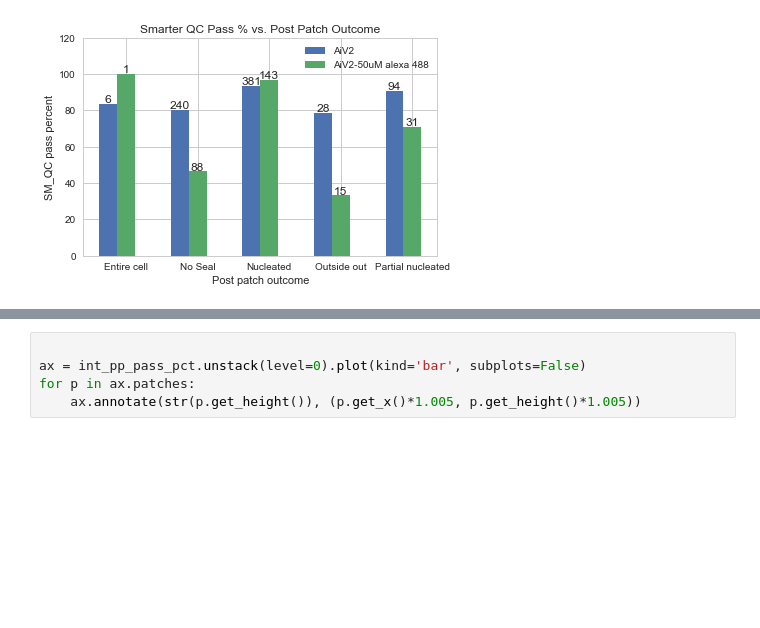
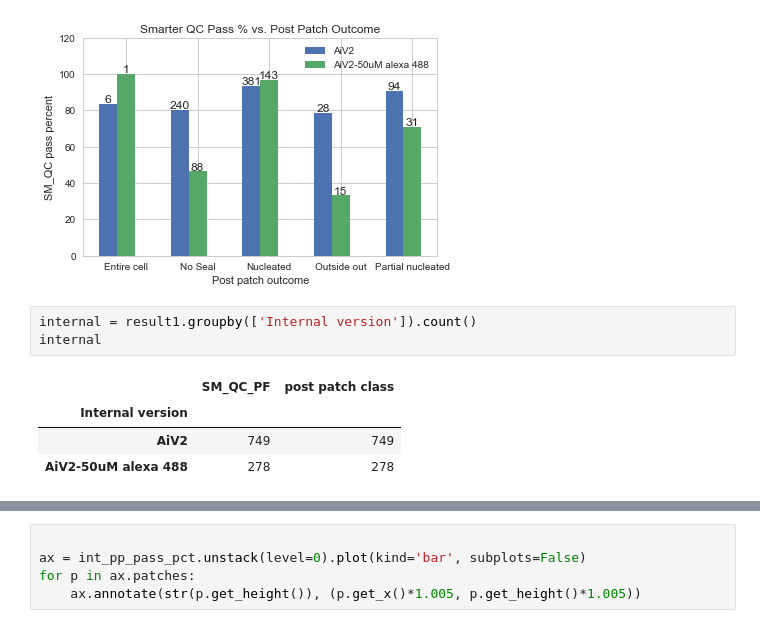
Before and after one commit to ru57y34nn/patchseq_gdoc_analysis, a Jupyter notebook: Post_patch_analysis.ipynb, the cells around one changed output, grey strips where cells are left out. Saved outputs shown, nothing was run; the diff lists cells and outputs as text; blank space fills up the shorter version.

Commit message:
started working on putting together plot of internal version vs SM_QC pass percent

```diff
--- a/Post_patch_analysis.ipynb
+++ b/Post_patch_analysis.ipynb
@@ -556,3 +556,11 @@ plt.tight_layout()
 plt.savefig('SM_QC_pass_vs_postpatch_by_internal_version.png', dpi=300)
 # %% [output]
 [figure]
+# %%
+internal = result1.groupby(['Internal version']).count()
+internal
+# %% [output]
+|  | SM_QC_PF | post patch class |
+| Internal version |  |  |
+| AiV2 | 749 | 749 |
+| AiV2-50uM alexa 488 | 278 | 278 |
```
Also changed, not shown: parts of 1 cell of this notebook.
